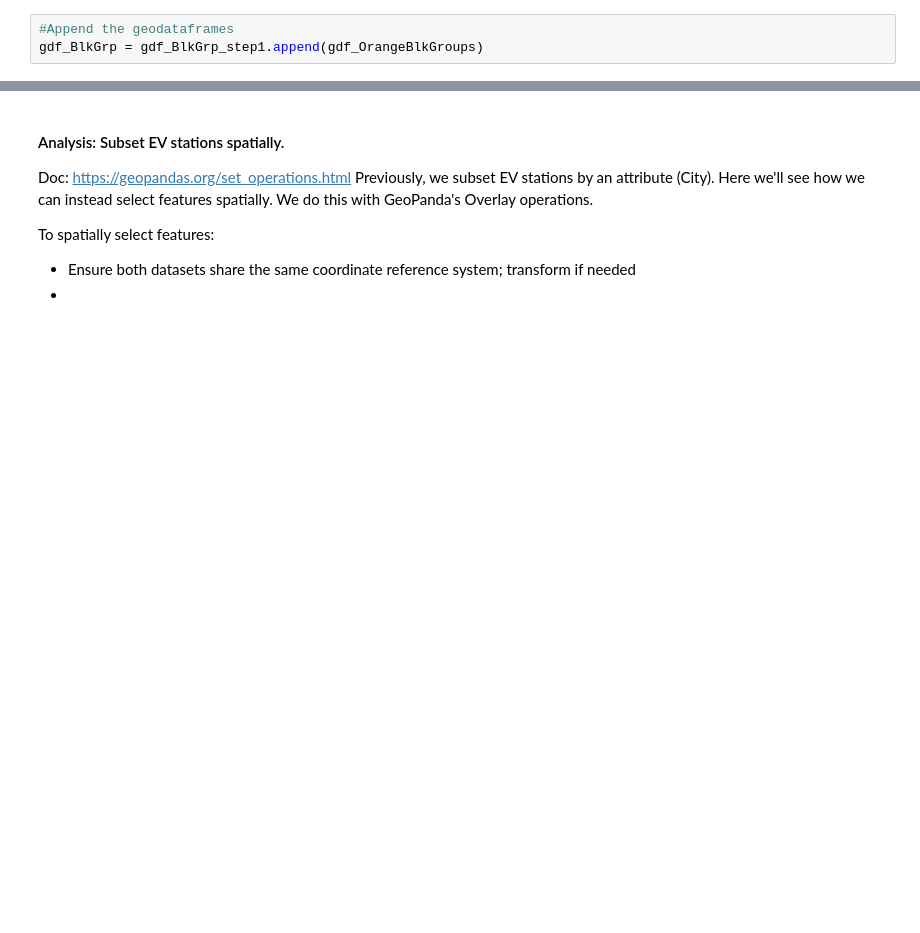
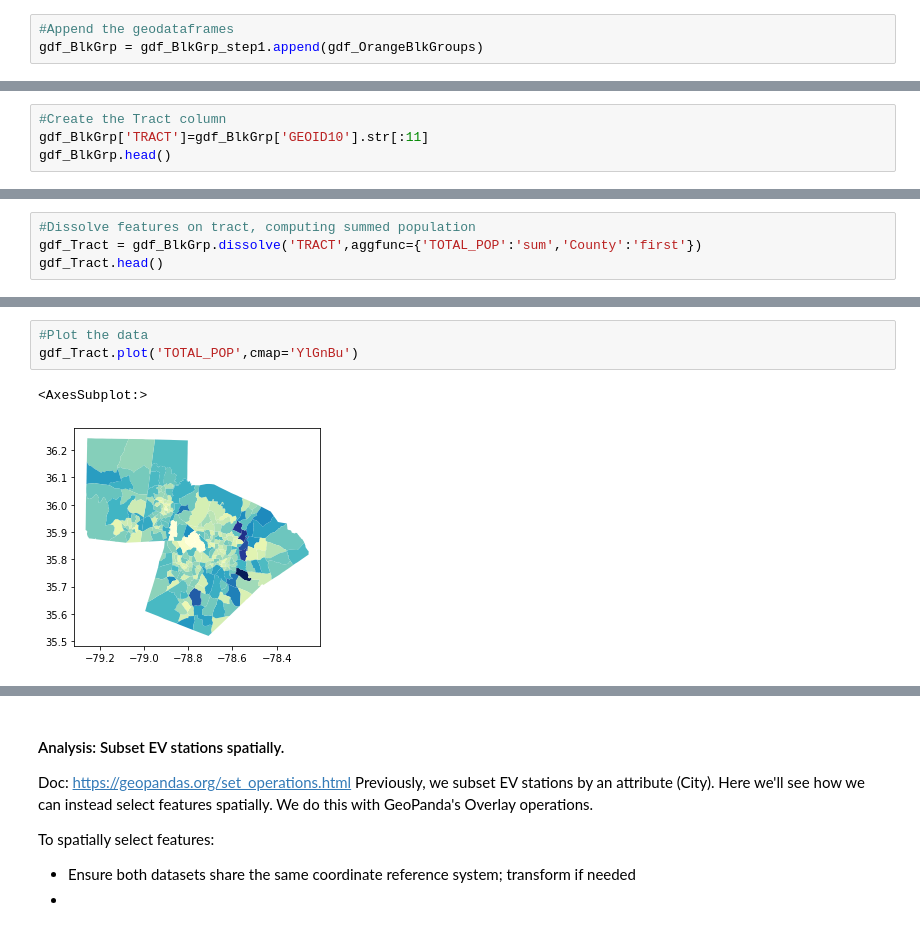
Before and after one commit to ENV859/SpatialDataFrames, a Jupyter notebook: Geopandas-project.ipynb, the cells around one changed output, grey strips where cells are left out. Drawn from its saved outputs; the diff is of its cells as text; blank space fills up the shorter version.

```diff
--- a/Geopandas-project.ipynb
+++ b/Geopandas-project.ipynb
@@ -284,0 +286,4 @@ gdf_Counties.plot();
+# %%
+#Create the Tract column
+gdf_BlkGrp['TRACT']=gdf_BlkGrp['GEOID10'].str[:11]
+gdf_BlkGrp.head()
@@ -284,0 +299,4 @@ gdf_Counties.plot();
+# %%
+#Dissolve features on tract, computing summed population
+gdf_Tract = gdf_BlkGrp.dissolve('TRACT',aggfunc={'TOTAL_POP':'sum','County':'first'})
+gdf_Tract.head()
@@ -284,0 +311,6 @@ gdf_Counties.plot();
+# %%
+#Plot the data
+gdf_Tract.plot('TOTAL_POP',cmap='YlGnBu')
+# %% [output]
+<AxesSubplot:>
+[figure, added]
```
Also changed, not shown: parts of 89 cells of this notebook.
